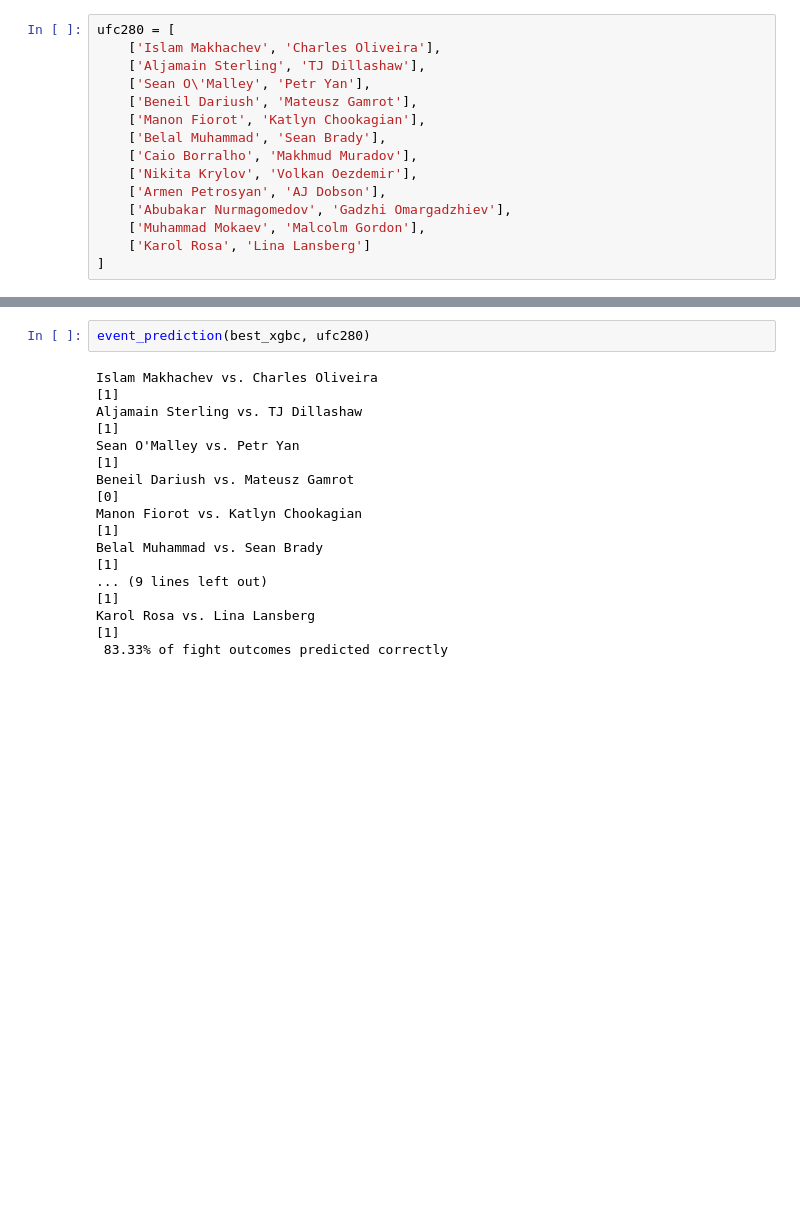
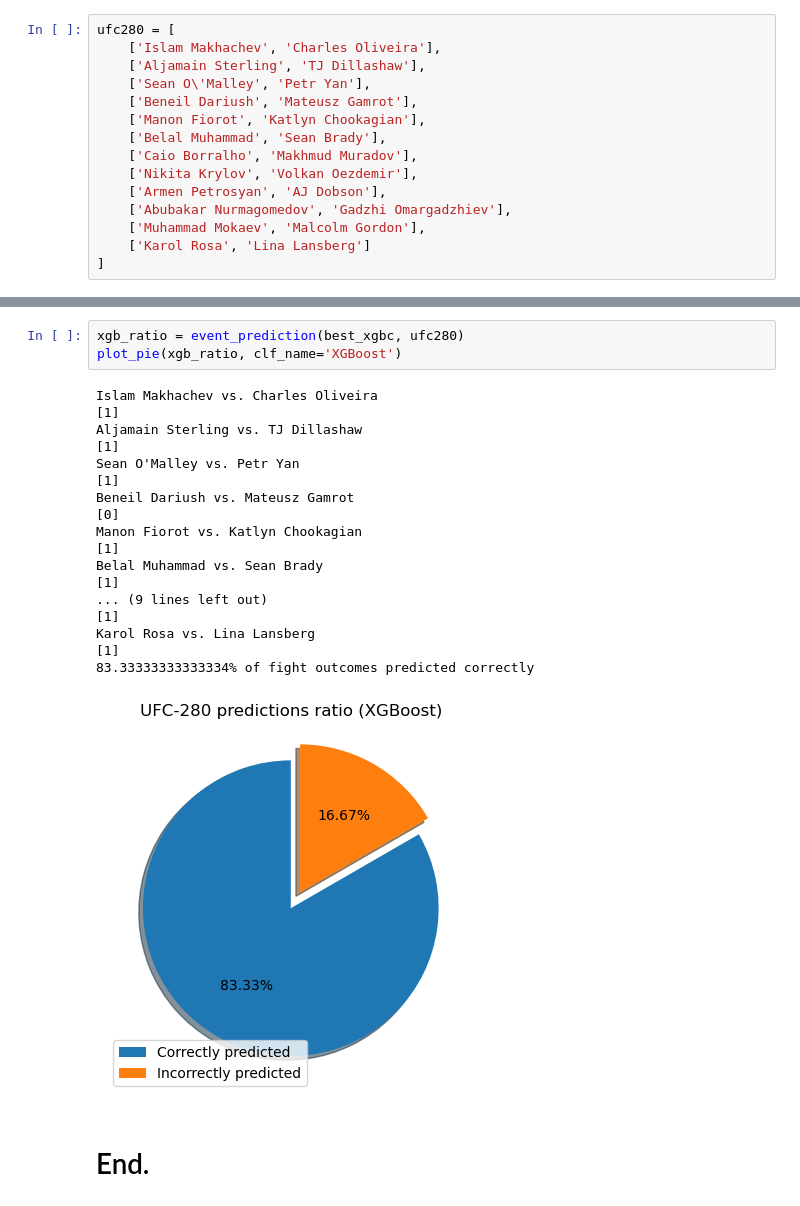
Before and after one commit to isaevrom/UFC-model, a Jupyter notebook: src/modeling/prediction.ipynb, the cells around one changed output, grey strips where cells are left out. Saved outputs shown, nothing was run; the diff lists cells and outputs as text; blank space fills up the shorter version.

```diff
--- a/src/modeling/prediction.ipynb
+++ b/src/modeling/prediction.ipynb
@@ -438,20 +569,24 @@ Karol Rosa vs. Lina Lansberg
 # %%
-event_prediction(best_xgbc, ufc280)
+xgb_ratio = event_prediction(best_xgbc, ufc280)
+plot_pie(xgb_ratio, clf_name='XGBoost')
 # %% [output]
 Islam Makhachev vs. Charles Oliveira
 [1]
 Aljamain Sterling vs. TJ Dillashaw
 [1]
 Sean O'Malley vs. Petr Yan
 [1]
 Beneil Dariush vs. Mateusz Gamrot
 [0]
 Manon Fiorot vs. Katlyn Chookagian
 [1]
 Belal Muhammad vs. Sean Brady
 [1]
 ... (9 lines left out)
 [1]
 Karol Rosa vs. Lina Lansberg
 [1]
- 83.33% of fight outcomes predicted correctly
+83.33333333333334% of fight outcomes predicted correctly
+[figure, added]
+# %% [markdown]
+# End.
```
Also changed, not shown: parts of 32 cells of this notebook, 1 other file.
